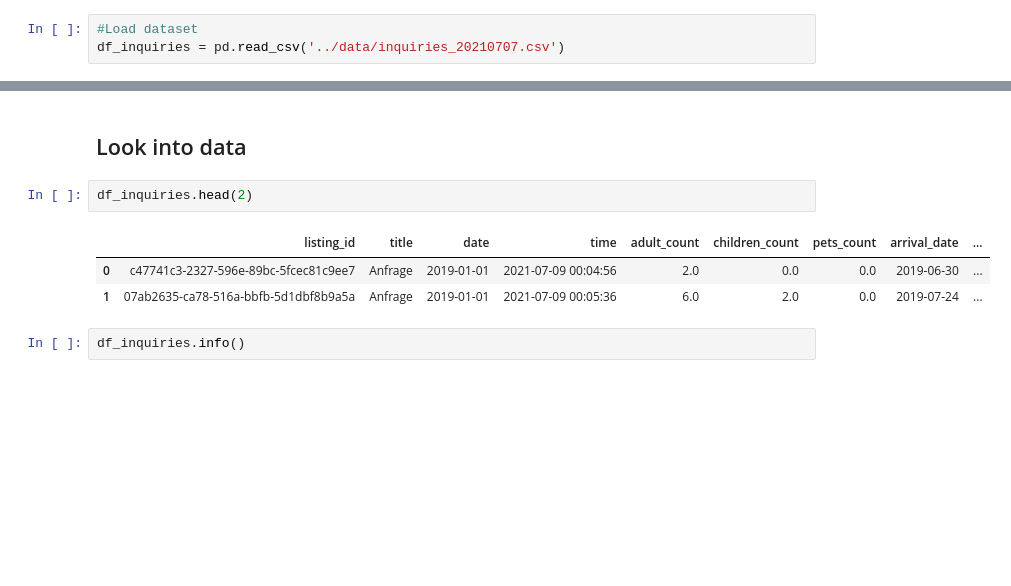
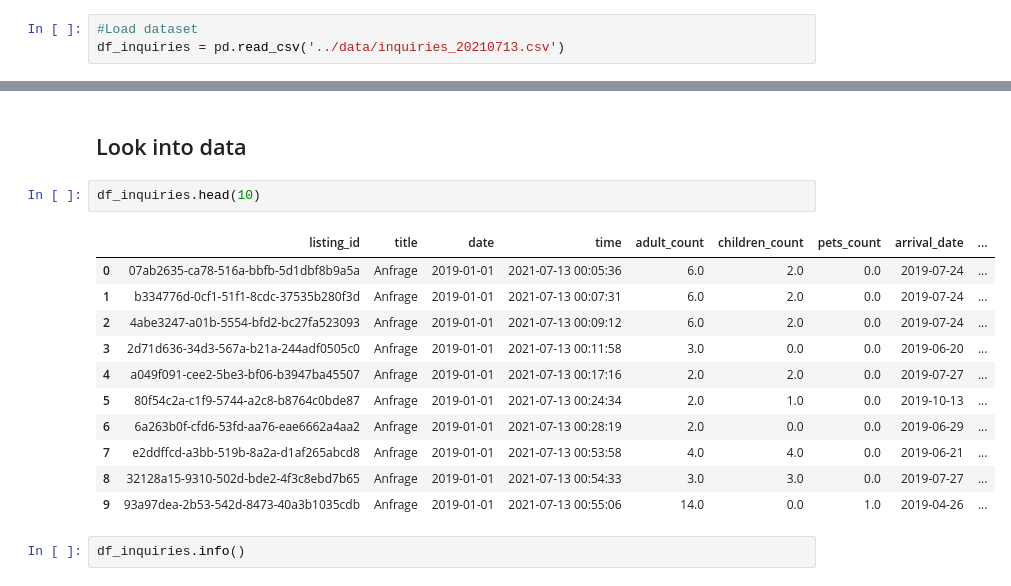
Before and after one commit to neue-fische-traum/traum-preis, a Jupyter notebook: EDA/EDA_notebook_1_inquiry.ipynb, the cells around one changed output, grey strips where cells are left out. Drawn from its saved outputs; the diff is of its cells as text; blank space fills up the shorter version.

```diff
--- a/EDA/EDA_notebook_1_inquiry.ipynb
+++ b/EDA/EDA_notebook_1_inquiry.ipynb
@@ -8,6 +10,6 @@ import seaborn as sns
 # %%
 #Load dataset
-df_inquiries = pd.read_csv('../data/inquiries_20210707.csv')
+df_inquiries = pd.read_csv('../data/inquiries_20210713.csv')
 # %% [markdown]
 # Set time and date
 # %%
@@ -18,11 +20,19 @@ df_inquiries['departure_date'] = pd.to_datetime(df_inquiries['departure_date'])
 # %% [markdown]
 ## Look into data
 # %%
-df_inquiries.head(2)
+df_inquiries.head(10)
 # %% [output]
 |  | listing_id | title | date | time | adult_count | children_count | pets_count | arrival_date | ... |
-| 0 | c47741c3-2327-596e-89bc-5fcec81c9ee7 | Anfrage | 2019-01-01 | 2021-07-09 00:04:56 | 2.0 | 0.0 | 0.0 | 2019-06-30 | ... |
-| 1 | 07ab2635-ca78-516a-bbfb-5d1dbf8b9a5a | Anfrage | 2019-01-01 | 2021-07-09 00:05:36 | 6.0 | 2.0 | 0.0 | 2019-07-24 | ... |
+| 0 | 07ab2635-ca78-516a-bbfb-5d1dbf8b9a5a | Anfrage | 2019-01-01 | 2021-07-13 00:05:36 | 6.0 | 2.0 | 0.0 | 2019-07-24 | ... |
+| 1 | b334776d-0cf1-51f1-8cdc-37535b280f3d | Anfrage | 2019-01-01 | 2021-07-13 00:07:31 | 6.0 | 2.0 | 0.0 | 2019-07-24 | ... |
+| 2 | 4abe3247-a01b-5554-bfd2-bc27fa523093 | Anfrage | 2019-01-01 | 2021-07-13 00:09:12 | 6.0 | 2.0 | 0.0 | 2019-07-24 | ... |
+| 3 | 2d71d636-34d3-567a-b21a-244adf0505c0 | Anfrage | 2019-01-01 | 2021-07-13 00:11:58 | 3.0 | 0.0 | 0.0 | 2019-06-20 | ... |
+| 4 | a049f091-cee2-5be3-bf06-b3947ba45507 | Anfrage | 2019-01-01 | 2021-07-13 00:17:16 | 2.0 | 2.0 | 0.0 | 2019-07-27 | ... |
+| 5 | 80f54c2a-c1f9-5744-a2c8-b8764c0bde87 | Anfrage | 2019-01-01 | 2021-07-13 00:24:34 | 2.0 | 1.0 | 0.0 | 2019-10-13 | ... |
+| 6 | 6a263b0f-cfd6-53fd-aa76-eae6662a4aa2 | Anfrage | 2019-01-01 | 2021-07-13 00:28:19 | 2.0 | 0.0 | 0.0 | 2019-06-29 | ... |
+| 7 | e2ddffcd-a3bb-519b-8a2a-d1af265abcd8 | Anfrage | 2019-01-01 | 2021-07-13 00:53:58 | 4.0 | 4.0 | 0.0 | 2019-06-21 | ... |
+| 8 | 32128a15-9310-502d-bde2-4f3c8ebd7b65 | Anfrage | 2019-01-01 | 2021-07-13 00:54:33 | 3.0 | 3.0 | 0.0 | 2019-07-27 | ... |
+| 9 | 93a97dea-2b53-542d-8473-40a3b1035cdb | Anfrage | 2019-01-01 | 2021-07-13 00:55:06 | 14.0 | 0.0 | 1.0 | 2019-04-26 | ... |
 # %%
 df_inquiries.info()
 # %% [output]
```
Also changed, not shown: parts of 21 cells of this notebook, 3 other files.
